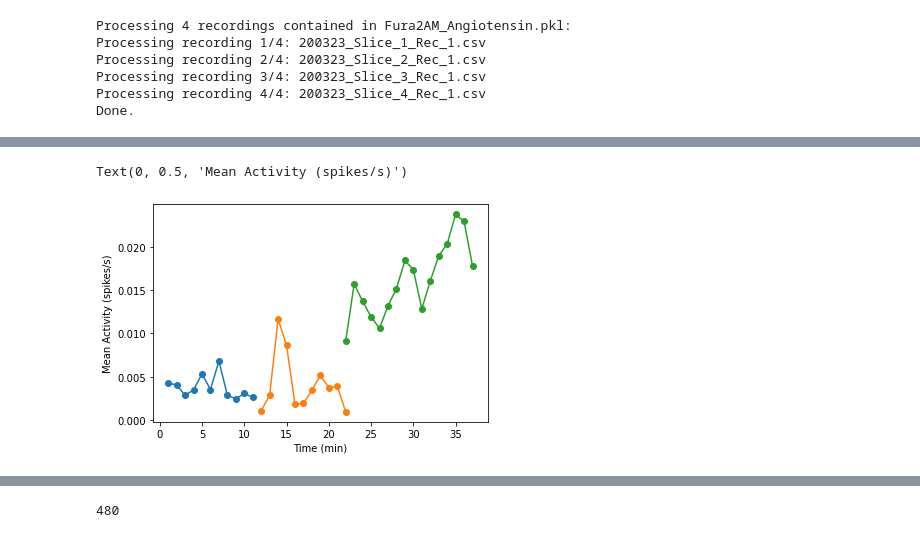
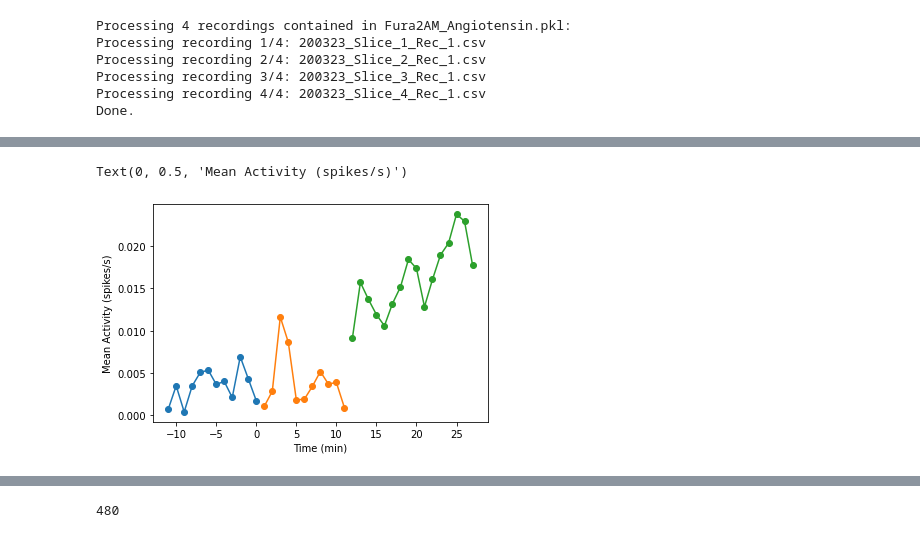
Before and after one commit to GabStoelting/SpikeTool3, a Jupyter notebook: Analysis/Activity_Over_Time.ipynb, the cells around one changed output, grey strips where cells are left out. Cells and saved outputs as stored; diff of their text form; code cells hidden in the pictures.

```diff
--- a/Analysis/Activity_Over_Time.ipynb
+++ b/Analysis/Activity_Over_Time.ipynb
@@ -30,7 +30,7 @@ def get_binned_events(start, end, bin_size, align="left"):
 
 
     if align == "right": # Process this if the bins shall be aligned to end
-        i = len(range(end-bin_size, start, -bin_size))
+        i = 0
         for b in range(end-bin_size, start, -bin_size):
             events = [e.frame for e in c.get_event(list(range(b, b+bin_size)))]
             binned_events = np.append(binned_events, [i, b, len(events), len(events)/bin_size])
@@ -101,36 +101,36 @@ data
 # %%
 plt.figure()
 
 a = data[(data["angiotensin"]=="20")].bins_right.values
 b = pd.DataFrame(np.concatenate(a).flatten().reshape((-1,4)))
 b.columns = ["bins", "end", "n_spikes", "activity"]
 
 c = b.groupby("bins").activity.mean()
 c_max = c.index.max()
-plt.plot(c.index[:-1], c.values[:-1], "o-")
+plt.plot(c.index, c.values, "o-")
 
 a = data[(data["angiotensin"]=="200")].bins_left.values
 b = pd.DataFrame(np.concatenate(a).flatten().reshape((-1,4)))
 b.columns = ["bins", "end", "n_spikes", "activity"]
 
 c = b.groupby("bins").activity.mean()
 
-plt.plot(c.index+c_max, c.values, "o-")
-c_max = c_max + c.index.max()
+plt.plot(c.index+c_max+1, c.values, "o-")
+c_max = c_max + c.index.max() +2
 
 a = data[(data["angiotensin"]=="500")].bins_left.values
 b = pd.DataFrame(np.concatenate(a).flatten().reshape((-1,4)))
 b.columns = ["bins", "end", "n_spikes", "activity"]
 
 c = b.groupby("bins").activity.mean()
 
 plt.plot(c.index+c_max, c.values, "o-")
 c_max = c_max + c.index.max()
 plt.xlabel("Time (min)")
 plt.ylabel("Mean Activity (spikes/s)")
 # %% [output]
 Text(0, 0.5, 'Mean Activity (spikes/s)')
-[figure, old version]
+[figure, new version]
 # %%
 n_rec = len(data_pkl.recordings)
 print(f"Processing {n_rec} recordings contained in {filename}:")
```
Also changed, not shown: parts of 2 cells of this notebook.
